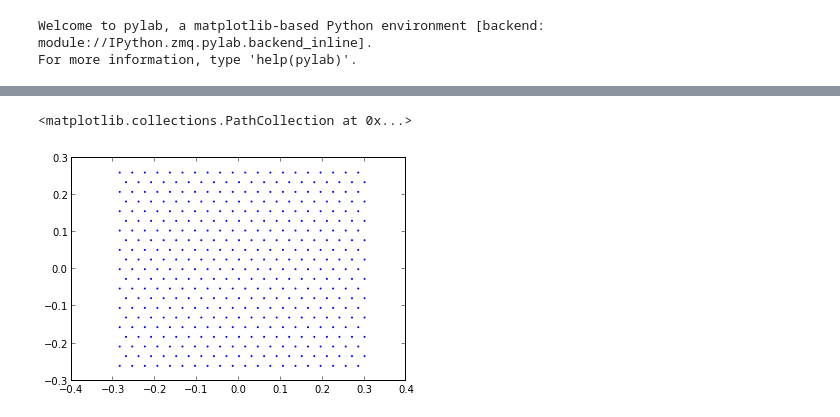
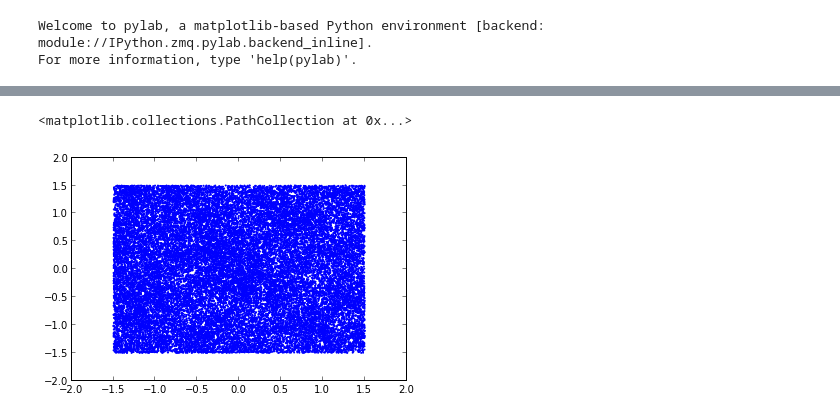
Before and after one commit to forero/FiberAllocation, a Jupyter notebook: source/PerformanceTest.ipynb, the cells around one changed output, grey strips where cells are left out. Drawn from its saved outputs; the diff is of its cells as text; code cells hidden in the pictures.

```diff
--- a/source/PerformanceTest.ipynb
+++ b/source/PerformanceTest.ipynb
@@ -13,0 +240,40 @@ fibers = AM.FiberSet(Nx=20, Ny=20,fiber_pitch=fiber_pitch_mm * plate_scale, fibe
+# %%
+#Poisson - Mohawk
+ra_range = 3.0
+fiber_pitch_mm = 7.56
+fiber_size_mm = 1.2
+patrol_radius_mm = 7.56
+plate_scale = ra_range/119.0/fiber_pitch_mm
+method="galaxy_density"
+
+
+
+date_path="/home/forero/Dropbox/FiberAllocation/data/"
+filename = "20130417_gal_cat.dat"
+mock_gals = AM.MockGalaxyCatalog(filename=date_path+filename)
+mock_gals.tile_ID[:] = -1
+
+for i in range(2):
+    BB_fibers = AM.FiberSet(Nx=119, Ny=137,fiber_pitch=fiber_pitch_mm * plate_scale, fiber_size=fiber_size_mm * plate_scale, rectangle=True)
+    AM.make_fiber_allocation(BB_fibers, mock_gals, visit_ID=i, rank_criterion=method, patrol_radius=patrol_radius_mm * plate_scale,\
+                    exclusion_radius=BB_fibers.fiber_size * 0.5)
+
+    #global allocation efficiency
+    allocated_gals = where(mock_gals.visit_ID!=-2)
+    n_allocated = size(allocated_gals)
+    n_total_gals = 1.0*mock_gals.Ngalaxies
+    print 'fraction of allocated galaxies', n_allocated/n_total_gals, n_total_gals, BB_fibers.Nfibers
+
+    #check the efficiency by galaxy type 1 - ELG
+    allocated_gals_1 = where((mock_gals.visit_ID!=-2) & (mock_gals.gal_type==1))
+    n_allocated_1 = 1.0*size(allocated_gals_1)
+    n_total_gals_1 = 1.0*size(where(mock_gals.gal_type==1))
+    print 'fraction of allocated ELG', n_allocated_1/n_total_gals_1
+
+    #check the efficiency by galaxy type 2 - LRG
+    allocated_gals_2 = where((mock_gals.visit_ID!=-2) & (mock_gals.gal_type==2))
+    n_allocated_2 = 1.0*size(allocated_gals_2)
+    n_total_gals_2 = 1.0*size(where(mock_gals.gal_type==2))
+    print 'fraction of allocated LRG', n_allocated_2/n_total_gals_2
+
+scatter(BB_fibers.x, BB_fibers.y, color='blue', alpha=1.0, s=1.0)
@@ -14,5 +303,5 @@ fibers = AM.FiberSet(Nx=20, Ny=20,fiber_pitch=fiber_pitch_mm * plate_scale, fibe
 # %%
-scatter(fibers.x, fibers.y, color='blue', alpha=1.0, s=1.0)
+scatter(mock_gals.x, mock_gals.y, color='blue', alpha=1.0, s=1.0)
 # %% [output]
 <matplotlib.collections.PathCollection at 0x...>
-[figure, old version]
+[figure, new version]
```
Also changed, not shown: parts of 9 cells of this notebook, 1 other file.
